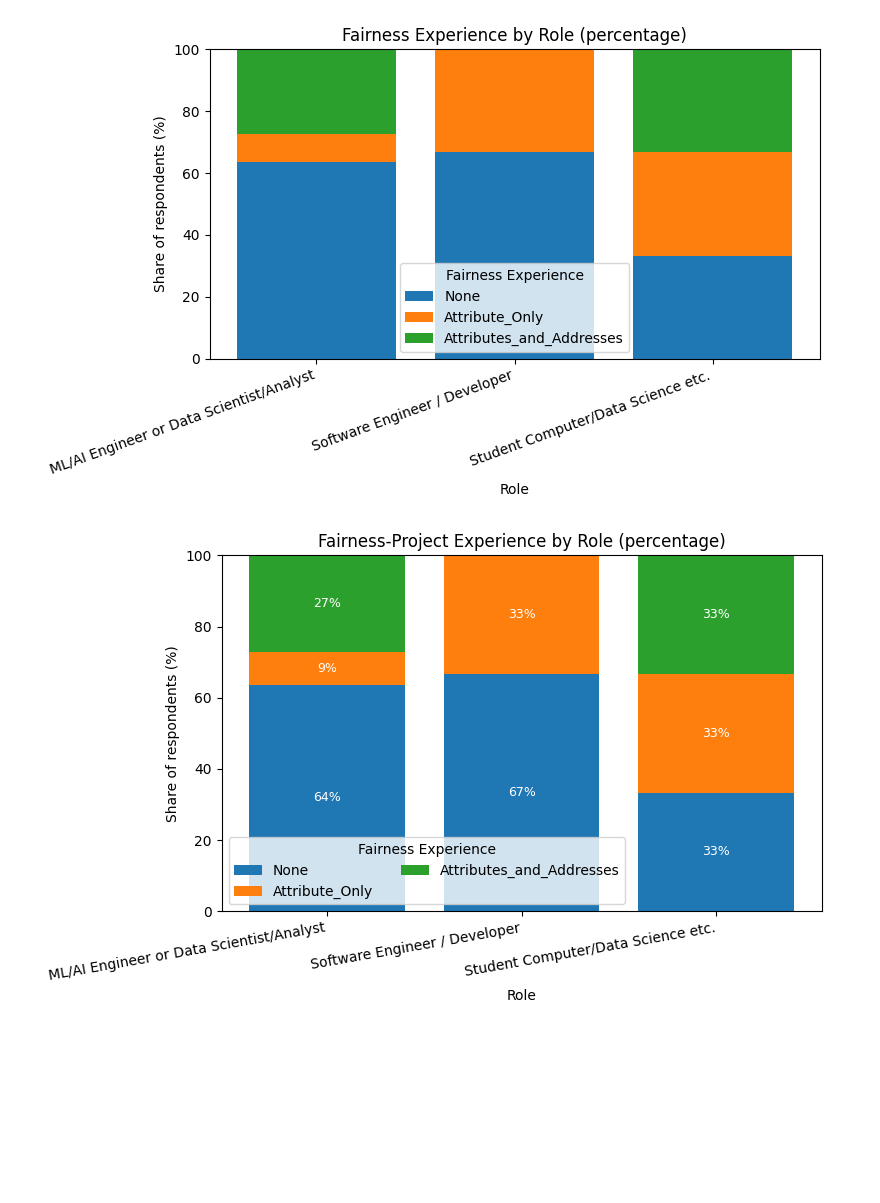
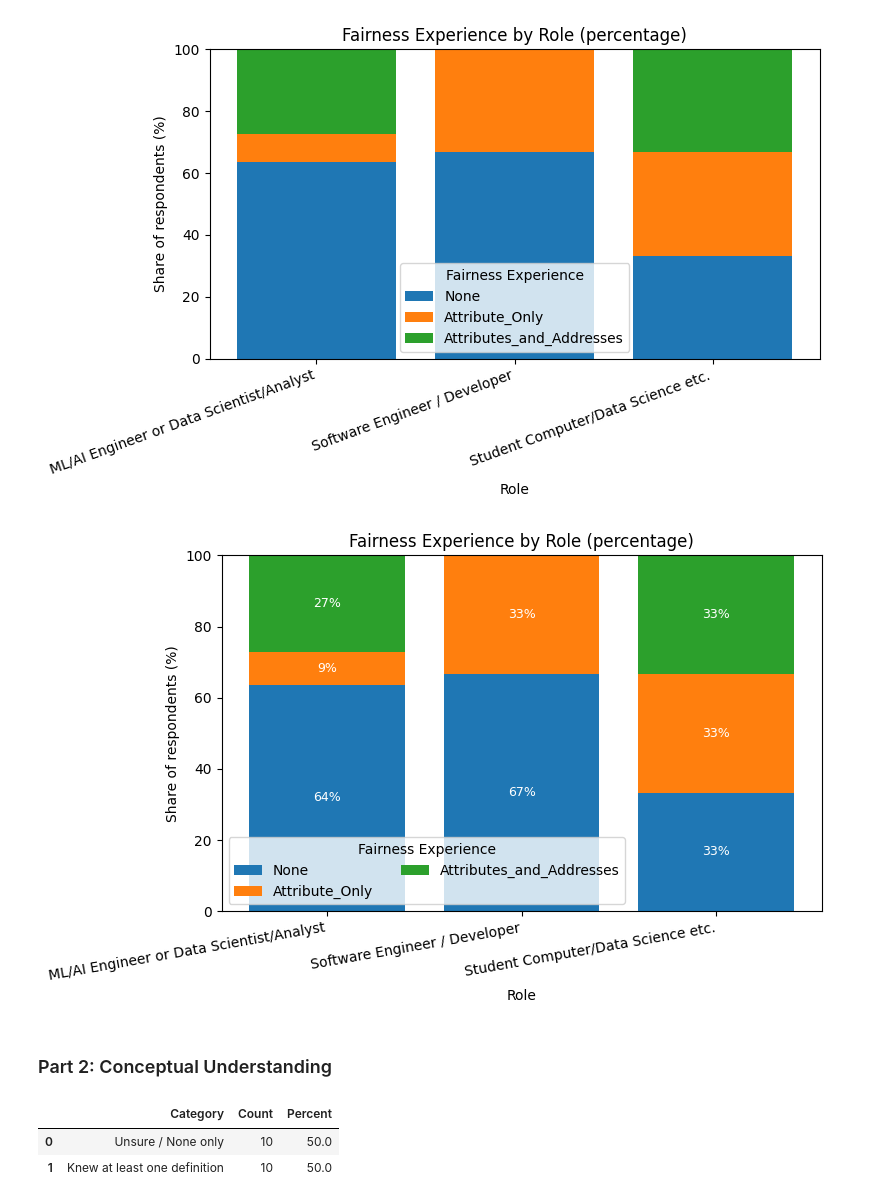
Before and after one commit to jeaend/bias-mitigation-aif360, a Jupyter notebook: notebooks/questionnaire_analysis.ipynb, the cells around one changed output. Saved outputs shown, nothing was run; the diff lists cells and outputs as text; code cells hidden in the pictures; blank space fills up the shorter version.

Commit message:
add part 2: conceptual understanding

```diff
--- a/notebooks/questionnaire_analysis.ipynb
+++ b/notebooks/questionnaire_analysis.ipynb
@@ -158,32 +160,34 @@ for exp_level in contingency_pct.columns:
         label=exp_level
     )
     # Add text labels
     for bar, pct in zip(bars, pct_values):
         if pct == 0:
             continue
         ax.text(
         bar.get_x() + bar.get_width() / 2,
         bar.get_y() + bar.get_height() / 2,
         f"{pct:.0f}%",
         ha="center",
         va="center",
         fontsize=9,
         color="white"
         )
     bottom += pct_values
 
 # Axis / legend styling
 ax.set_xlabel("Role")
 ax.set_ylabel("Share of respondents (%)")
-ax.set_title("Fairness-Project Experience by Role (percentage)")
+ax.set_title("Fairness Experience by Role (percentage)")
 ax.set_ylim(0, 100)
 ax.legend(title="Fairness Experience",
           loc="lower left",
           bbox_to_anchor=(0, 0.0),
           ncol=2)
 
 plt.xticks(rotation=10, ha="right")
 plt.tight_layout()
 plt.show()
 # %% [output]
-[figure, old version]
+[figure, new version]
+# %% [markdown]
+### Part 2: Conceptual Understanding
@@ -189,0 +218,25 @@ plt.show()
+# %%
+# Categorize each respondent
+categories = []
+for resp in df[q6_col]:
+    tokens = split_q6(resp)
+    has_knowledge = any(tok not in ["Not sure", "None of the above"] for tok in tokens)
+    unsure_or_none = any(tok in ["Not sure", "None of the above"] for tok in tokens)
+    if unsure_or_none and not has_knowledge:
+        categories.append("Unsure / None only")
+    elif has_knowledge:
+        categories.append("Knew at least one definition")
+    else:
+        categories.append("No answer")
+
+df['Q6_Category'] = categories
+
+# Count categories
+counts = df['Q6_Category'].value_counts().reset_index()
+counts.columns = ['Category', 'Count']
+counts['Percent'] = (counts['Count'] / len(df) * 100).round(1)
+counts
+# %% [output]
+|  | Category | Count | Percent |
+| 0 | Unsure / None only | 10 | 50.0 |
+| 1 | Knew at least one definition | 10 | 50.0 |
```
Also changed, not shown: parts of 9 cells of this notebook.
